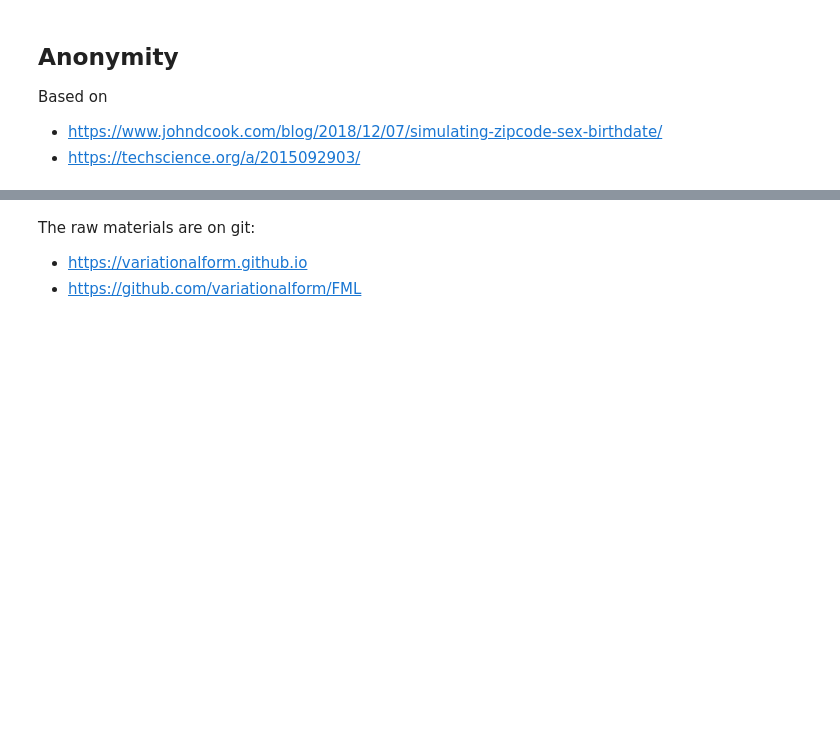
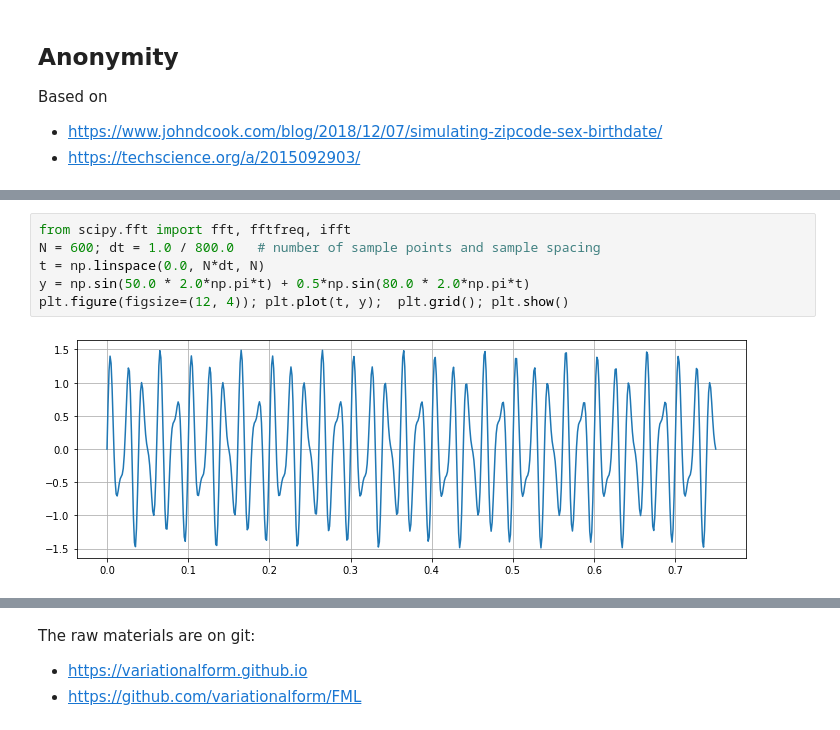
Before and after one commit to variationalform/PythonMathsPrimer, a Jupyter notebook: notebook/PythonMathsPrimer.ipynb, the cells around one changed output, grey strips where cells are left out. Cells and saved outputs as stored; diff of their text form; blank space fills up the shorter version.

```diff
--- a/notebook/PythonMathsPrimer.ipynb
+++ b/notebook/PythonMathsPrimer.ipynb
@@ -347,0 +407,8 @@ print( len(buckets[buckets==1])+2*len(buckets[buckets==2])
+# %%
+from scipy.fft import fft, fftfreq, ifft
+N = 600; dt = 1.0 / 800.0   # number of sample points and sample spacing
+t = np.linspace(0.0, N*dt, N)
+y = np.sin(50.0 * 2.0*np.pi*t) + 0.5*np.sin(80.0 * 2.0*np.pi*t)
+plt.figure(figsize=(12, 4)); plt.plot(t, y);  plt.grid(); plt.show()
+# %% [output]
+[figure, added]
```
Also changed, not shown: parts of 31 cells of this notebook, 9 other files.
